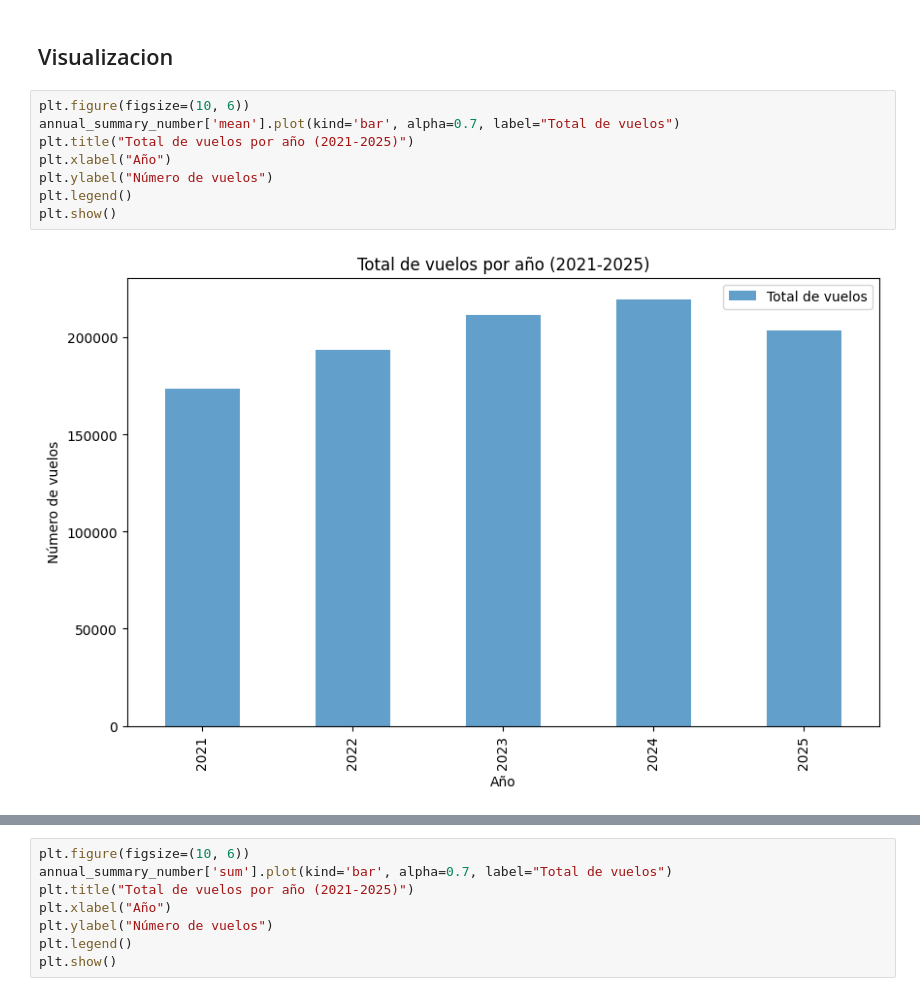
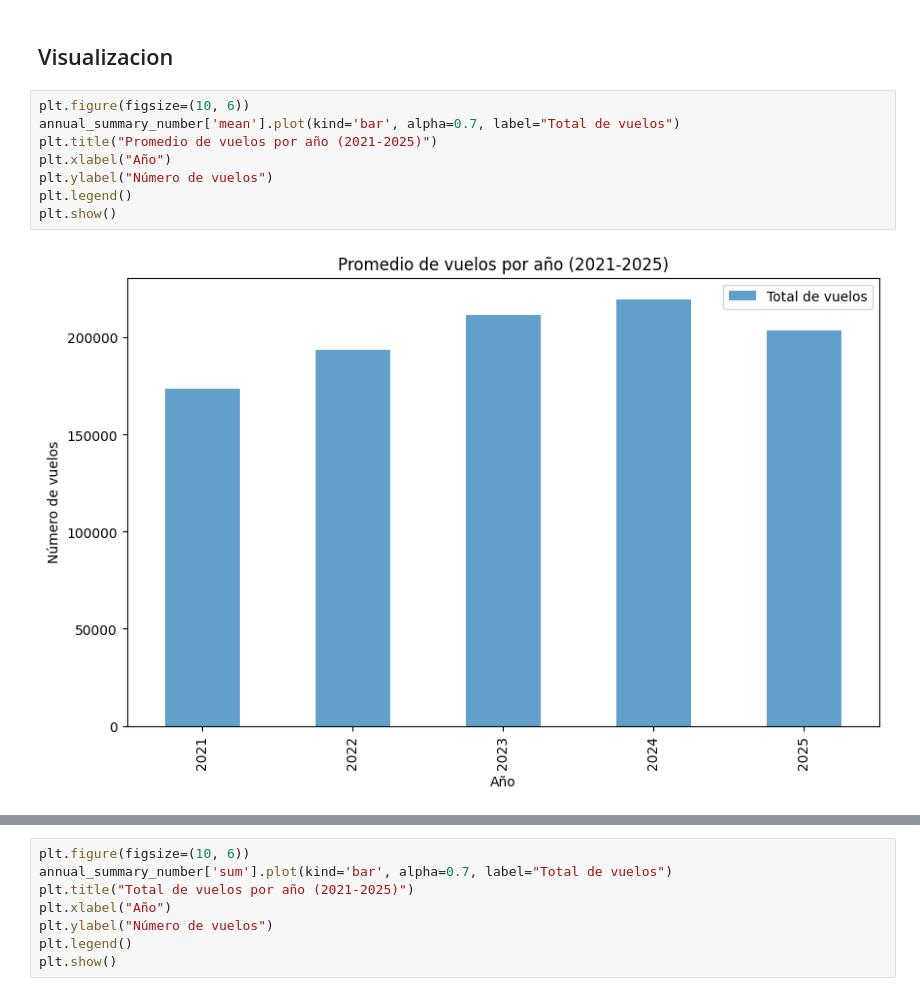
Before and after one commit to 2Dsa3/PROYECTO-1-LENGUAJES-DE-PROGRAMACI-N, a Jupyter notebook: Proyecto 2/main.ipynb, the cells around one changed output, grey strips where cells are left out. Saved outputs shown, nothing was run; the diff lists cells and outputs as text.

```diff
--- a/Proyecto 2/main.ipynb
+++ b/Proyecto 2/main.ipynb
@@ -134,10 +132,10 @@ Year
 # %%
 plt.figure(figsize=(10, 6))
 annual_summary_number['mean'].plot(kind='bar', alpha=0.7, label="Total de vuelos")
-plt.title("Total de vuelos por año (2021-2025)")
+plt.title("Promedio de vuelos por año (2021-2025)")
 plt.xlabel("Año")
 plt.ylabel("Número de vuelos")
 plt.legend()
 plt.show()
 # %% [output]
-[figure, old version]
+[figure, new version]
```
Also changed, not shown: parts of 9 cells of this notebook, 1 other file.
